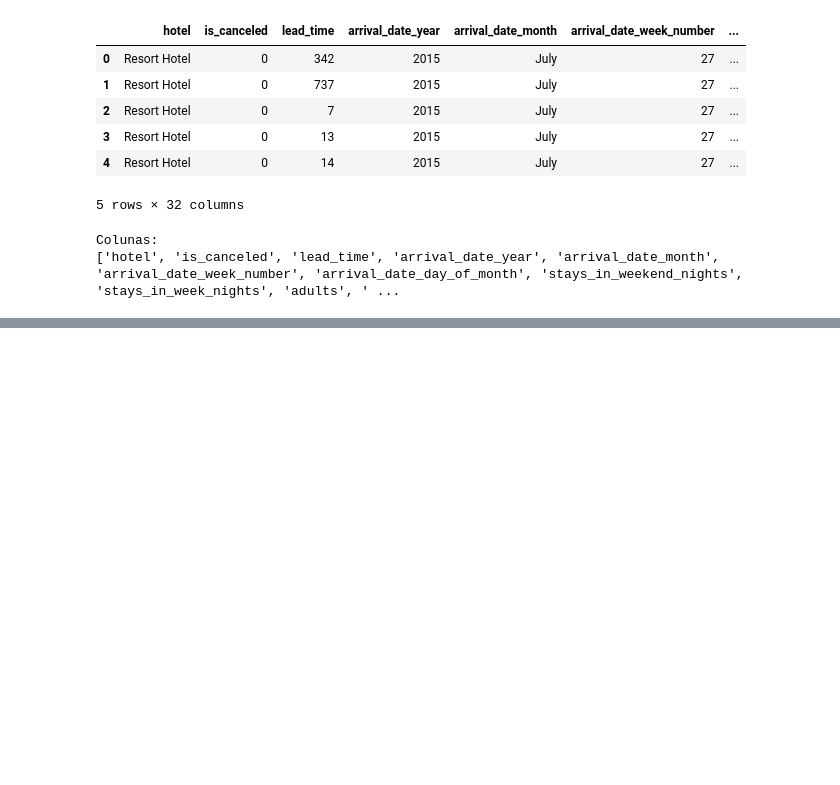
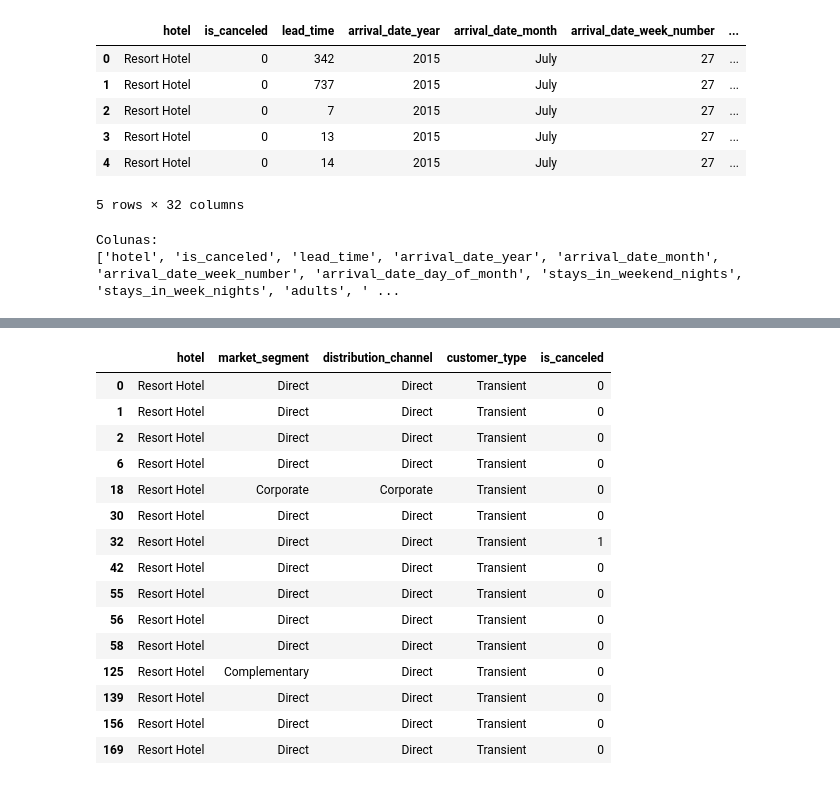
Before and after one commit to Gustazx22/projetodataset, a Jupyter notebook: projeto.ipynb, the cells around one changed output, grey strips where cells are left out. Cells and saved outputs as stored; diff of their text form; code cells hidden in the pictures; blank space fills up the shorter version.

Commit message:
començando os preparativos para a modelagem

```diff
--- a/projeto.ipynb
+++ b/projeto.ipynb
@@ -1203,3 +1203,12 @@ print(df_modelagem.columns.tolist())
 # %% [output]
 Colunas:
 ['hotel', 'is_canceled', 'lead_time', 'arrival_date_year', 'arrival_date_month', 'arrival_date_week_number', 'arrival_date_day_of_month', 'stays_in_weekend_nights', 'stays_in_week_nights', 'adults', ' ...
+# %%
+import pandas as pd
+import numpy as np
+import matplotlib.pyplot as plt
+
+df_modelagem = pd.read_csv("dados_modelagem/hotel_bookings_modelagem.csv")
+
+print("Arquivo carregado com sucesso!")
+print("Dimensões:", df_modelagem.shape)
@@ -1205,0 +1460,27 @@ Colunas:
+# %%
+# Visualizar reservas sem identificação de agente
+display(
+    df_modelagem[
+        df_modelagem["agent"].isna()
+    ][
+        ["hotel", "market_segment", "distribution_channel",
+         "customer_type", "is_canceled"]
+    ].head(15)
+)
+# %% [output]
+|  | hotel | market_segment | distribution_channel | customer_type | is_canceled |
+| 0 | Resort Hotel | Direct | Direct | Transient | 0 |
+| 1 | Resort Hotel | Direct | Direct | Transient | 0 |
+| 2 | Resort Hotel | Direct | Direct | Transient | 0 |
+| 6 | Resort Hotel | Direct | Direct | Transient | 0 |
+| 18 | Resort Hotel | Corporate | Corporate | Transient | 0 |
+| 30 | Resort Hotel | Direct | Direct | Transient | 0 |
+| 32 | Resort Hotel | Direct | Direct | Transient | 1 |
+| 42 | Resort Hotel | Direct | Direct | Transient | 0 |
+| 55 | Resort Hotel | Direct | Direct | Transient | 0 |
+| 56 | Resort Hotel | Direct | Direct | Transient | 0 |
+| 58 | Resort Hotel | Direct | Direct | Transient | 0 |
+| 125 | Resort Hotel | Complementary | Direct | Transient | 0 |
+| 139 | Resort Hotel | Direct | Direct | Transient | 0 |
+| 156 | Resort Hotel | Direct | Direct | Transient | 0 |
+| 169 | Resort Hotel | Direct | Direct | Transient | 0 |
```
Also changed, not shown: parts of 11 cells of this notebook.
